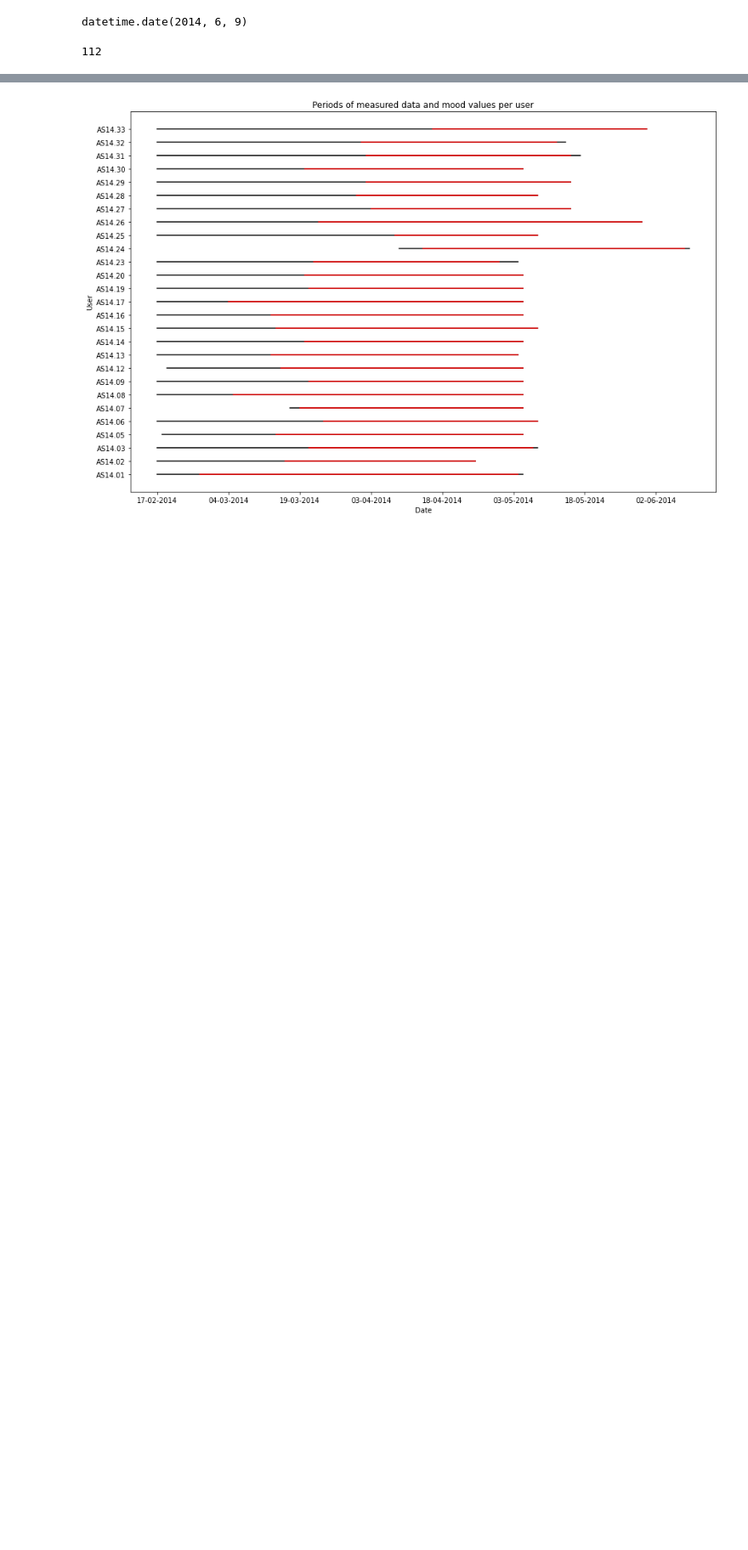
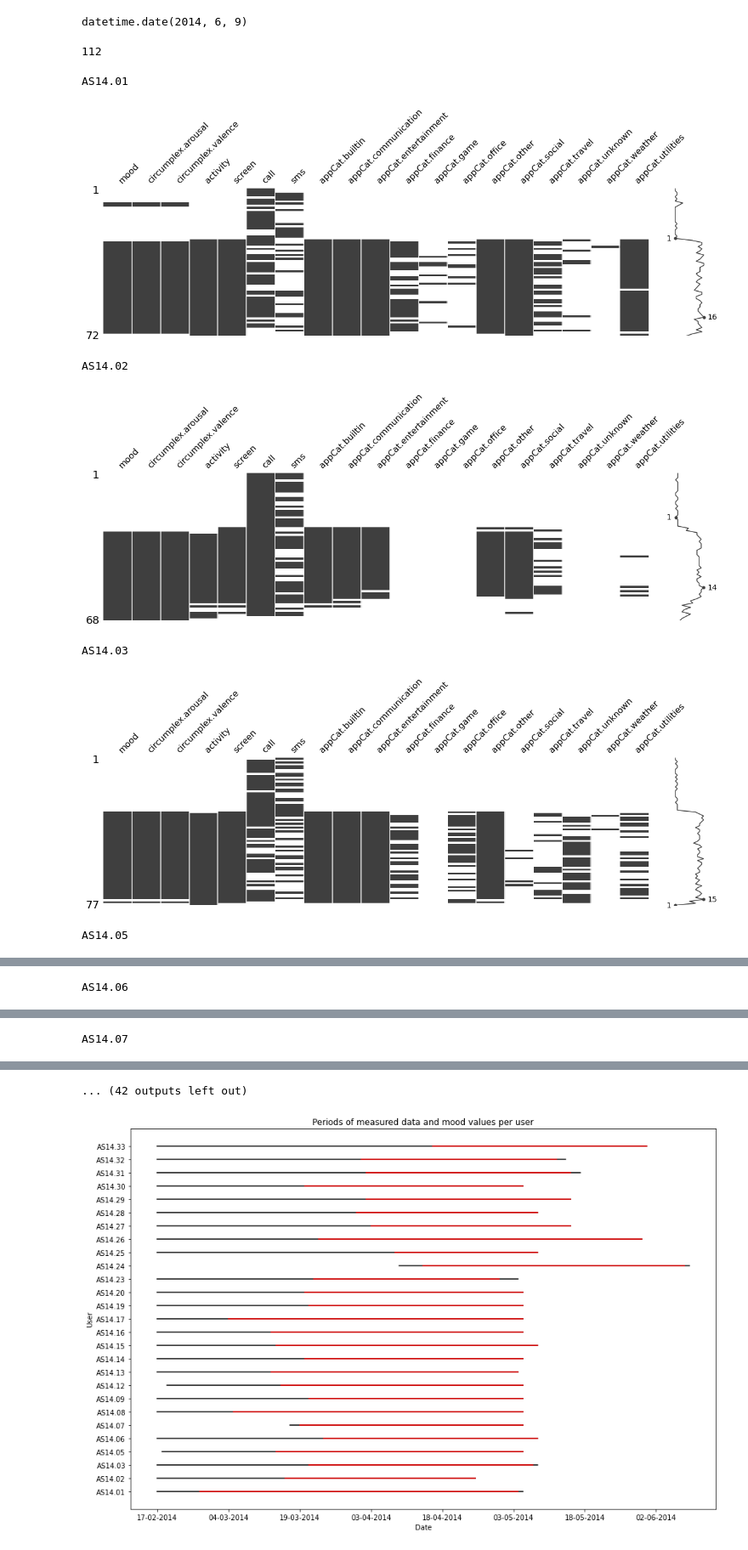
Before and after one commit to QST23/course_dmt, a Jupyter notebook: ass1/extra_exploration_Q&M-combi.ipynb, the cells around one changed output, grey strips where cells are left out. Shown at 85% size. Cells and saved outputs as stored; diff of their text form; code cells hidden in the pictures; blank space fills up the shorter version.

```diff
--- a/ass1/extra_exploration_Q&M-combi.ipynb
+++ b/ass1/extra_exploration_Q&M-combi.ipynb
@@ -305,0 +326,34 @@ datetime.date(2014, 6, 9)
+# %%
+#set index to id and date
+df = df.set_index(['id', 'date'])
+# %%
+#function to transform for a feature every 0 to nan
+def transform_zero_to_nan(df, feature):
+    df[feature] = df[feature].apply(lambda x: np.nan if x == 0 else x)
+    return df
+
+#find features that are aggregated by sum
+sum_feats = ['screen', 'call', 'sms', 'appCat.builtin', 'appCat.communication', 'appCat.entertainment', 'appCat.finance', 'appCat.game', 'appCat.office', 'appCat.other', 'appCat.social', 'appCat.travel', 'appCat.unknown', 'appCat.weather', 'appCat.utilities']
+#find features that are aggregated by mean
+mean_feats = ['mood', 'circumplex.arousal', 'circumplex.valence', 'activity']
+
+#transform 0 to nan for sum features
+for feat in sum_feats:
+    df = transform_zero_to_nan(df, feat)
+# %%
+import missingno as msno
+
+#plot matrix for every user
+for user in unique_users:
+    user_df = df.loc[df.index.get_level_values(0)==user]
+    print(user)
+    msno.matrix(user_df, figsize=(20,5))
+    plt.show()
+# %% [output]
+AS14.01
+[figure, added]
+AS14.02
+[figure, added]
+AS14.03
+[figure, added]
+AS14.05
@@ -305,0 +361 @@ datetime.date(2014, 6, 9)
+AS14.06
@@ -305,0 +363 @@ datetime.date(2014, 6, 9)
+AS14.07
@@ -305,0 +365 @@ datetime.date(2014, 6, 9)
+... (42 outputs left out)
```
Also changed, not shown: parts of 3 cells of this notebook, 1 other file.
